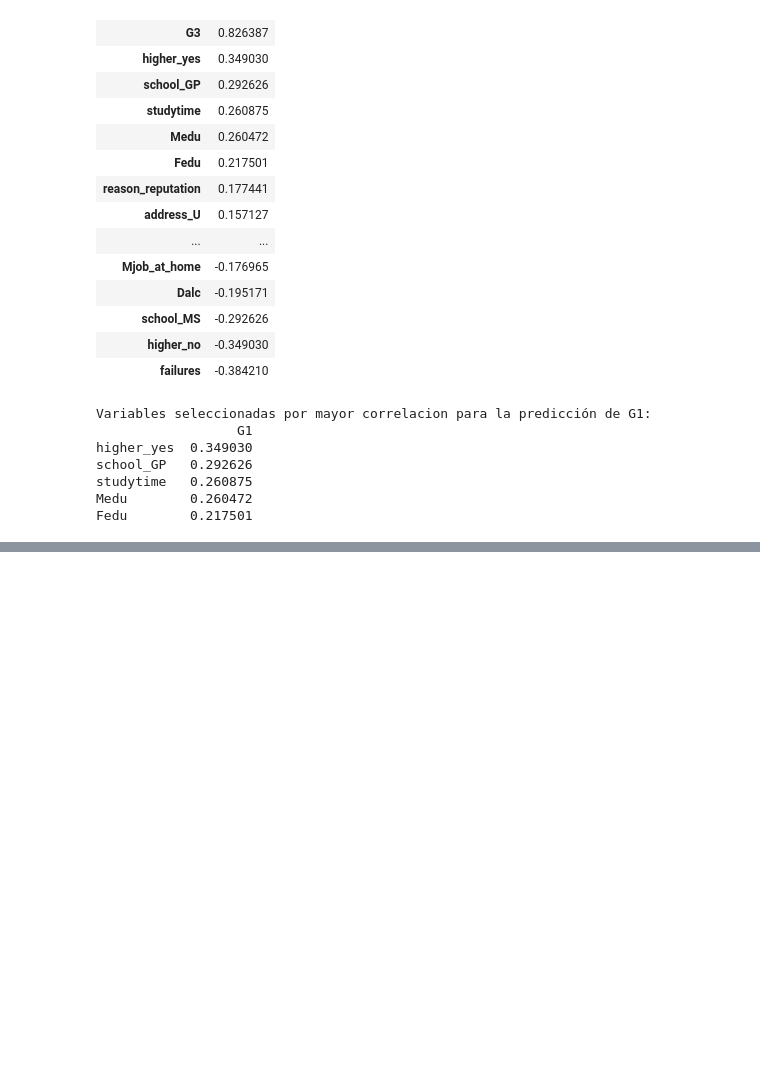
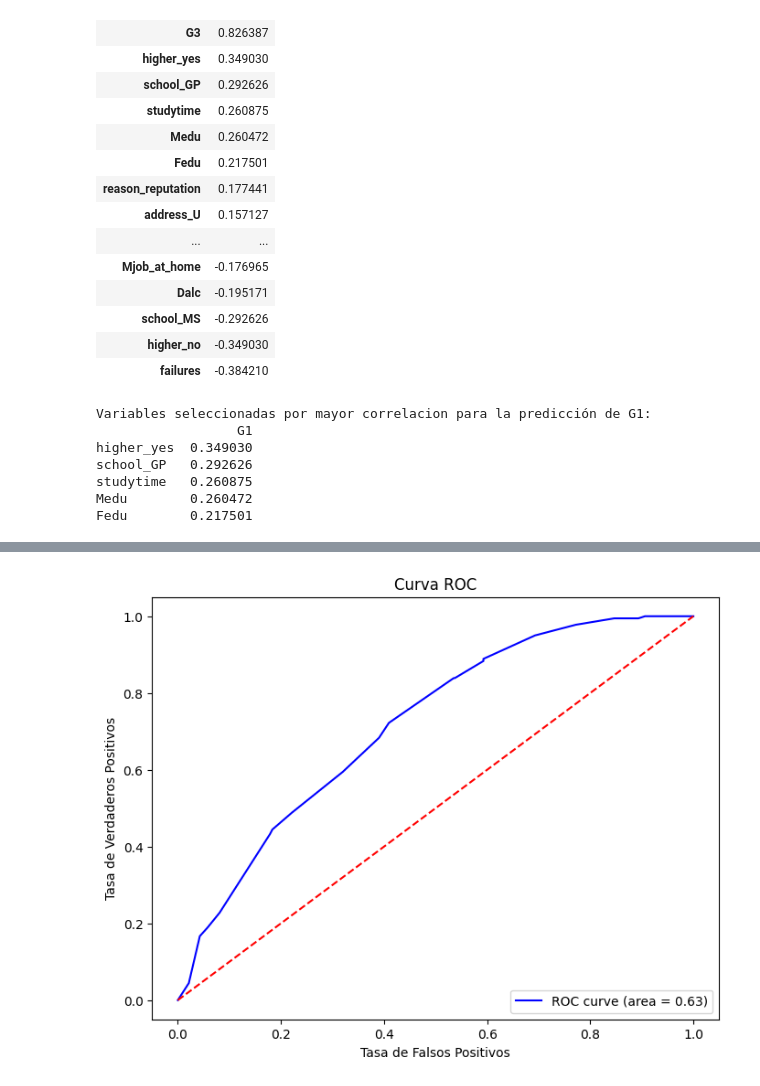
Before and after one commit to sebastiaanbv/ean_est_python_2024, a Jupyter notebook: Codigo/Trabajo 3.ipynb, the cells around one changed output, grey strips where cells are left out. Saved outputs shown, nothing was run; the diff lists cells and outputs as text; code cells hidden in the pictures; blank space fills up the shorter version.

```diff
--- a/Codigo/Trabajo 3.ipynb
+++ b/Codigo/Trabajo 3.ipynb
@@ -302,0 +460,16 @@ plt.show()
+# %%
+# Calcular la curva ROC
+fpr, tpr, _ = roc_curve(y, y_pred_prob)
+roc_auc = auc_value  # Reutilizar el AUC previamente calculado
+
+# Graficar la curva ROC
+plt.figure(figsize=(8, 6))
+plt.plot(fpr, tpr, color='blue', label=f'ROC curve (area = {roc_auc:.2f})')
+plt.plot([0, 1], [0, 1], color='red', linestyle='--')
+plt.xlabel('Tasa de Falsos Positivos')
+plt.ylabel('Tasa de Verdaderos Positivos')
+plt.title('Curva ROC')
+plt.legend(loc="lower right")
+plt.show()
+# %% [output]
+[figure, added]
```
Also changed, not shown: parts of 13 cells of this notebook, 1 other file.
